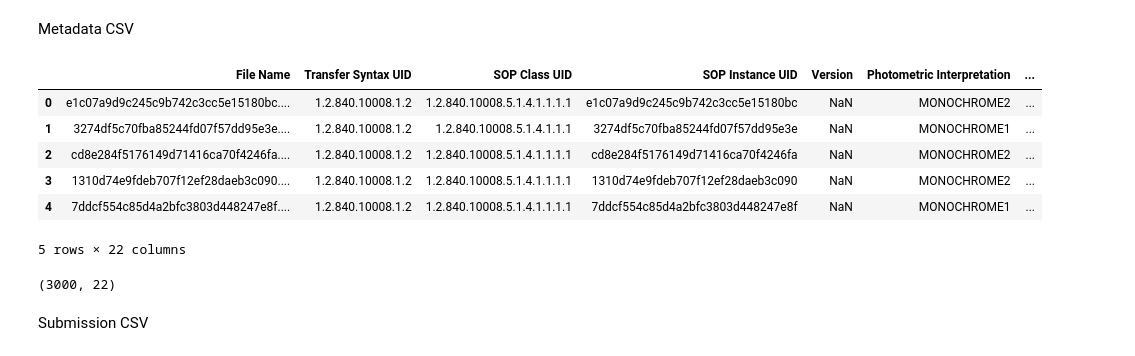
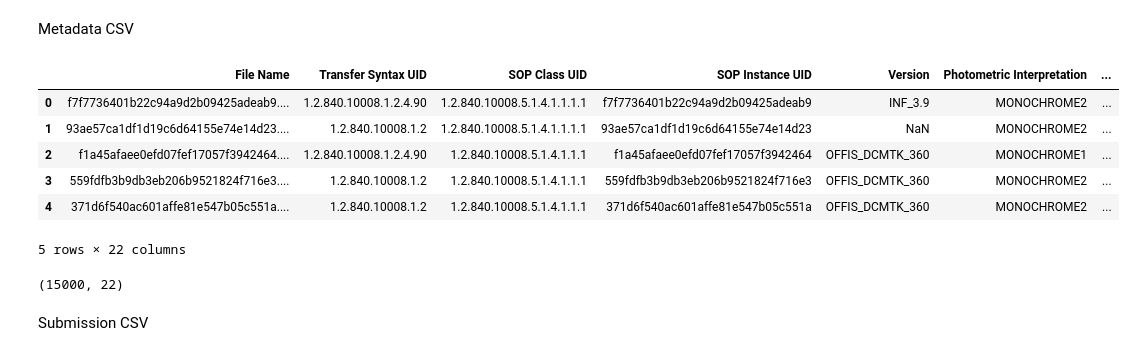
Before and after one commit to AlexisBalayre/chest-x-ray-abnormalities-detection, a Jupyter notebook: production/postprocessing.ipynb, the cells around one changed output. Saved outputs shown, nothing was run; the diff lists cells and outputs as text; code cells hidden in the pictures.

```diff
--- a/production/postprocessing.ipynb
+++ b/production/postprocessing.ipynb
@@ -25,20 +25,20 @@ df_pixel_features.head()
 # %% [markdown]
 Metadata CSV
 # %%
-dicom_metadata = pd.read_csv('dicom_metadata_test.csv')
+dicom_metadata = pd.read_csv('/Users/alexis/Cranfield/AI/assignment/dicom_metadata.csv')
 dicom_metadata.head()
 # %% [output]
 |  | File Name | Transfer Syntax UID | SOP Class UID | SOP Instance UID | Version | Photometric Interpretation | ... |
-| 0 | e1c07a9d9c245c9b742c3cc5e15180bc.... | 1.2.840.10008.1.2 | 1.2.840.10008.5.1.4.1.1.1.1 | e1c07a9d9c245c9b742c3cc5e15180bc | NaN | MONOCHROME2 | ... |
-| 1 | 3274df5c70fba85244fd07f57dd95e3e.... | 1.2.840.10008.1.2 | 1.2.840.10008.5.1.4.1.1.1 | 3274df5c70fba85244fd07f57dd95e3e | NaN | MONOCHROME1 | ... |
-| 2 | cd8e284f5176149d71416ca70f4246fa.... | 1.2.840.10008.1.2 | 1.2.840.10008.5.1.4.1.1.1.1 | cd8e284f5176149d71416ca70f4246fa | NaN | MONOCHROME2 | ... |
-| 3 | 1310d74e9fdeb707f12ef28daeb3c090.... | 1.2.840.10008.1.2 | 1.2.840.10008.5.1.4.1.1.1.1 | 1310d74e9fdeb707f12ef28daeb3c090 | NaN | MONOCHROME2 | ... |
-| 4 | 7ddcf554c85d4a2bfc3803d448247e8f.... | 1.2.840.10008.1.2 | 1.2.840.10008.5.1.4.1.1.1.1 | 7ddcf554c85d4a2bfc3803d448247e8f | NaN | MONOCHROME1 | ... |
+| 0 | f7f7736401b22c94a9d2b09425adeab9.... | 1.2.840.10008.1.2.4.90 | 1.2.840.10008.5.1.4.1.1.1.1 | f7f7736401b22c94a9d2b09425adeab9 | INF_3.9 | MONOCHROME2 | ... |
+| 1 | 93ae57ca1df1d19c6d64155e74e14d23.... | 1.2.840.10008.1.2 | 1.2.840.10008.5.1.4.1.1.1.1 | 93ae57ca1df1d19c6d64155e74e14d23 | NaN | MONOCHROME2 | ... |
+| 2 | f1a45afaee0efd07fef17057f3942464.... | 1.2.840.10008.1.2.4.90 | 1.2.840.10008.5.1.4.1.1.1 | f1a45afaee0efd07fef17057f3942464 | OFFIS_DCMTK_360 | MONOCHROME1 | ... |
+| 3 | 559fdfb3b9db3eb206b9521824f716e3.... | 1.2.840.10008.1.2 | 1.2.840.10008.5.1.4.1.1.1 | 559fdfb3b9db3eb206b9521824f716e3 | OFFIS_DCMTK_360 | MONOCHROME2 | ... |
+| 4 | 371d6f540ac601affe81e547b05c551a.... | 1.2.840.10008.1.2 | 1.2.840.10008.5.1.4.1.1.1 | 371d6f540ac601affe81e547b05c551a | OFFIS_DCMTK_360 | MONOCHROME2 | ... |
 5 rows × 22 columns
 # %%
 dicom_metadata.shape
 # %% [output]
-(3000, 22)
+(15000, 22)
 # %% [markdown]
 Submission CSV
 # %%
```
Also changed, not shown: parts of 9 cells of this notebook, 14 other files.
